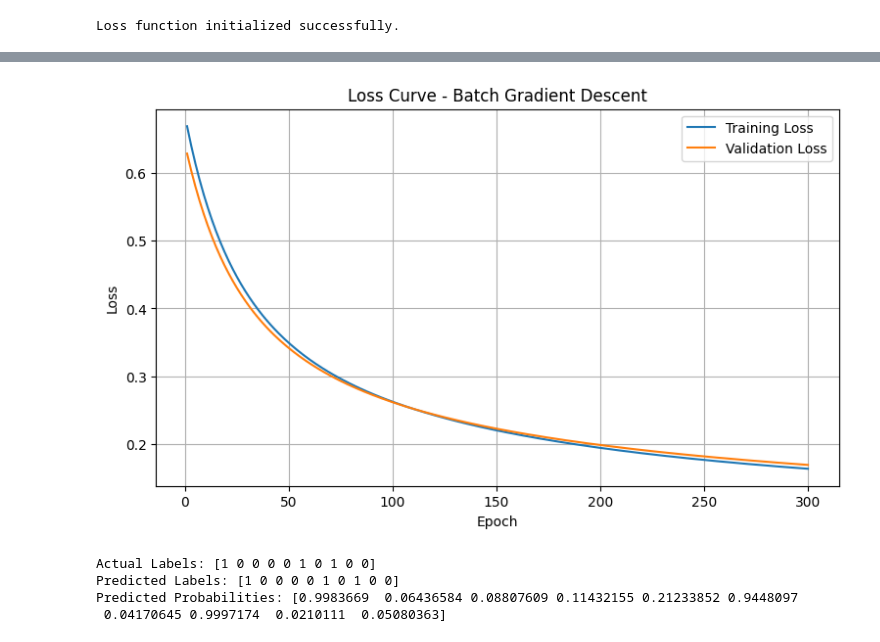
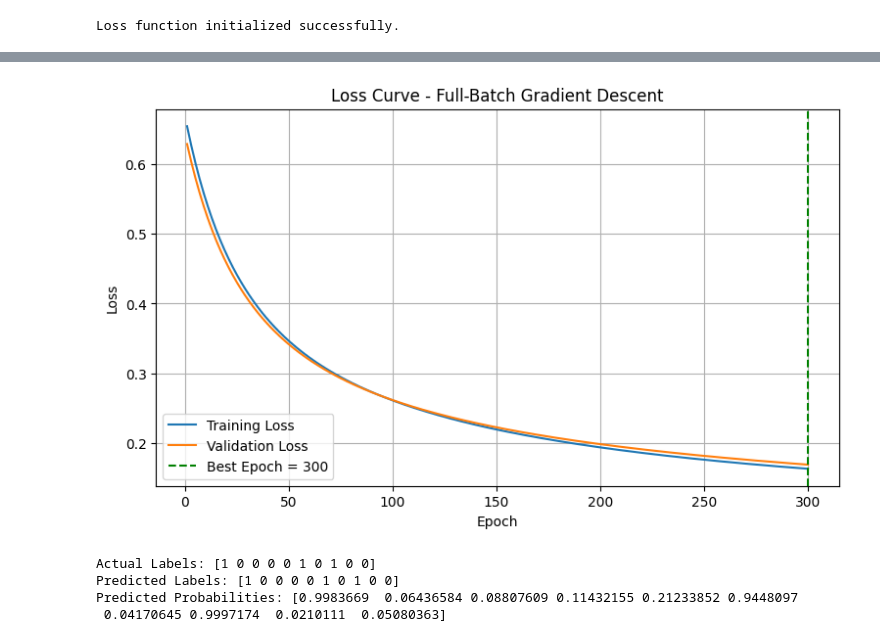
Before and after one commit to hadeelalali6/Binary-Logistic-Regression-Optimizers, a Jupyter notebook: 01-batch-gradient-descent.ipynb, the cells around one changed output, grey strips where cells are left out. Saved outputs shown, nothing was run; the diff lists cells and outputs as text; code cells hidden in the pictures.

Commit message:
Kaggle Notebook | 01 - Full-Batch Gradient Descent | 01 - Full-Batch Gradient Descent

```diff
--- a/01-batch-gradient-descent.ipynb
+++ b/01-batch-gradient-descent.ipynb
@@ -379,10 +380,17 @@ print("Loss function initialized successfully.")
 Loss function initialized successfully.
 # %%
 
-OPTIMIZER_NAME = "Batch Gradient Descent"
+OPTIMIZER_NAME = "Full-Batch Gradient Descent"
 
 LEARNING_RATE = 0.01
 EPOCHS = 300
+
+PATIENCE = 20
+MIN_DELTA = 0.0001
+
+torch.manual_seed(SEED)
+
+model = LogisticRegressionModel(input_features)
 
 optimizer = torch.optim.SGD(
     model.parameters(),
@@ -402,6 +410,7 @@ train_loader = DataLoader(
 
 print("Optimizer:", OPTIMIZER_NAME)
 print("Learning Rate:", LEARNING_RATE)
-print("Epochs:", EPOCHS)
+print("Maximum Epochs:", EPOCHS)
 print("Batch Size:", train_loader.batch_size)
+print("Patience:", PATIENCE)
 # %% [output]
@@ -480,31 +543,38 @@ Training Time: 1.8411 seconds
 # %%
 
 plt.figure(figsize=(9, 5))
 
 plt.plot(
-    range(1, EPOCHS + 1),
+    range(1, epochs_trained + 1),
     train_losses,
     label="Training Loss"
 )
 
 plt.plot(
-    range(1, EPOCHS + 1),
+    range(1, epochs_trained + 1),
     val_losses,
     label="Validation Loss"
+)
+
+plt.axvline(
+    best_epoch,
+    color="green",
+    linestyle="--",
+    label=f"Best Epoch = {best_epoch}"
 )
 
 plt.xlabel("Epoch")
 plt.ylabel("Loss")
 
 plt.title(
     f"Loss Curve - {OPTIMIZER_NAME}"
 )
 
 plt.legend()
 plt.grid(True)
 plt.show()
 # %% [output]
-[figure, old version]
+[figure, new version]
 # %%
 
 model.eval()
```
Also changed, not shown: parts of 6 cells of this notebook.
